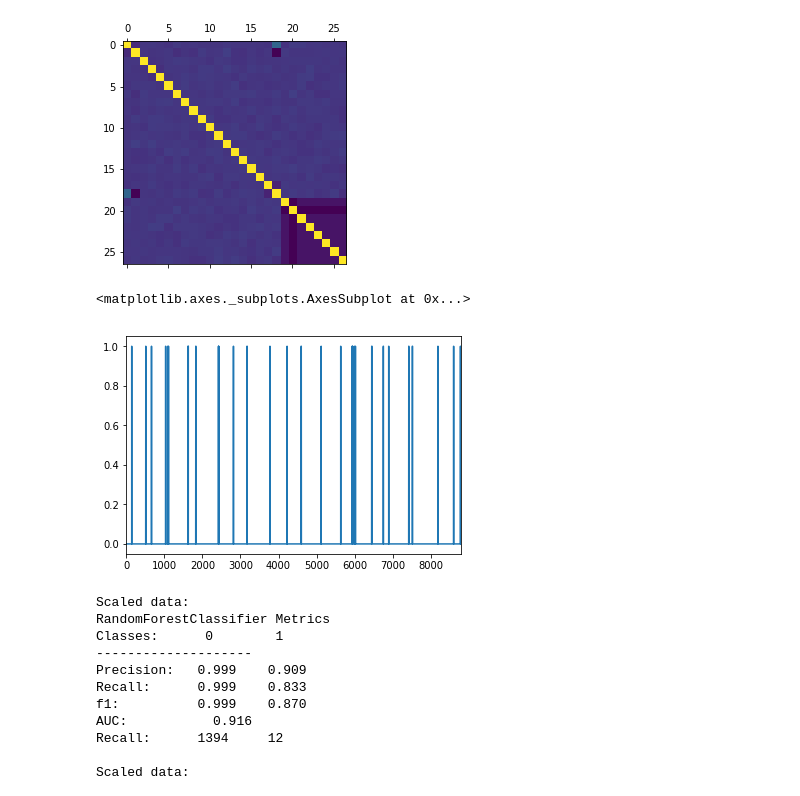
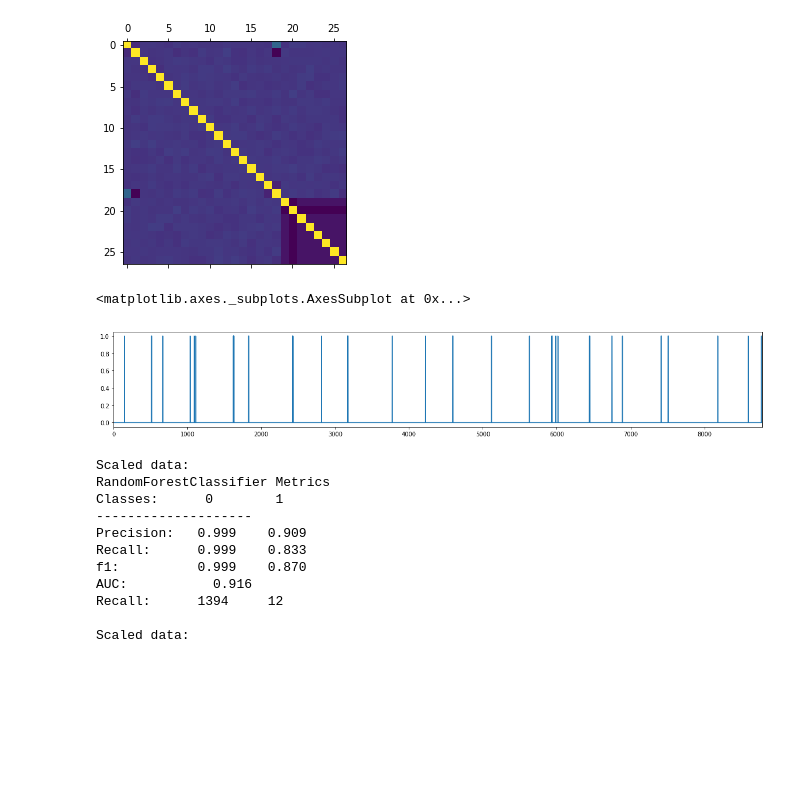
Before and after one commit to kurtrm/predicting_equipment_failure, a Jupyter notebook: notebooks/data_exp.ipynb, the cells around one changed output. Saved outputs shown, nothing was run; the diff lists cells and outputs as text; code cells hidden in the pictures; blank space fills up the shorter version.

```diff
--- a/notebooks/data_exp.ipynb
+++ b/notebooks/data_exp.ipynb
@@ -134,10 +135,10 @@ const_train, const_test = train_test_split(const_data, test_size=.2)
 scaled_X_train, scaled_X_test, scaled_y_train, scaled_y_test = train_test_split(scaled_train.drop('failure', axis=1).values, scaled_train['failure'].values, test_size=.2)
 const_X_train, const_X_test, const_y_train, const_y_test = train_test_split(const_train.drop('failure', axis=1).values, const_train['failure'].values, test_size=.2)
 # %%
-(const_data['failure'] == 1).plot()
+(const_data['failure'] == 1).plot(figsize=(20, 3))
 # %% [output]
 <matplotlib.axes._subplots.AxesSubplot at 0x...>
-[figure, old version]
+[figure, new version]
 # %%
 scaled_rfc = RandomForestClassifier(50)
 scaled_log_reg = LogisticRegression()
```
Also changed, not shown: parts of 20 cells of this notebook.
